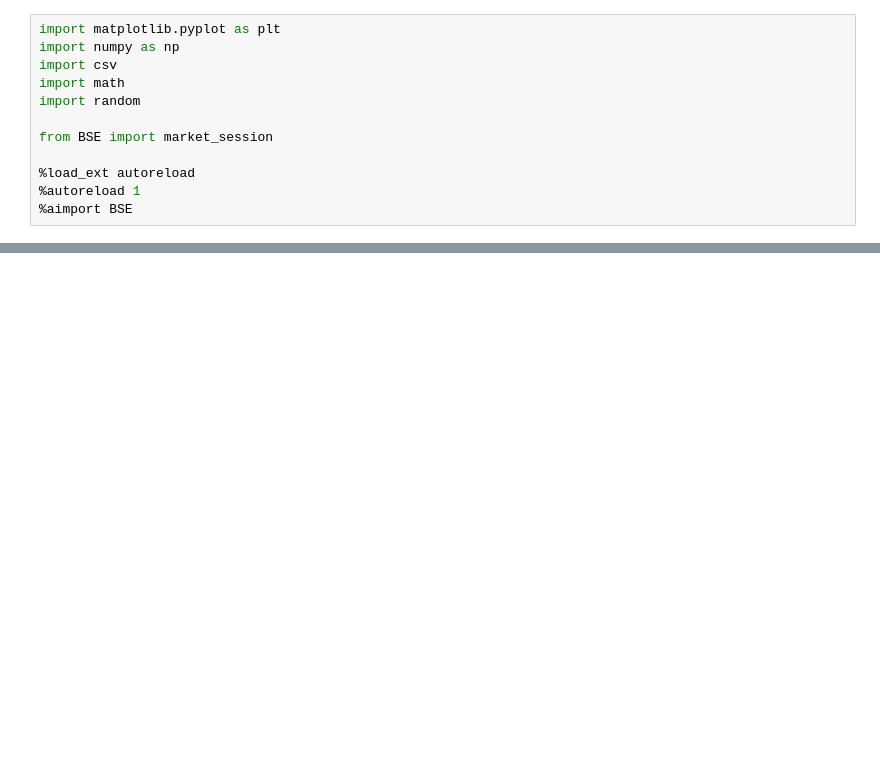
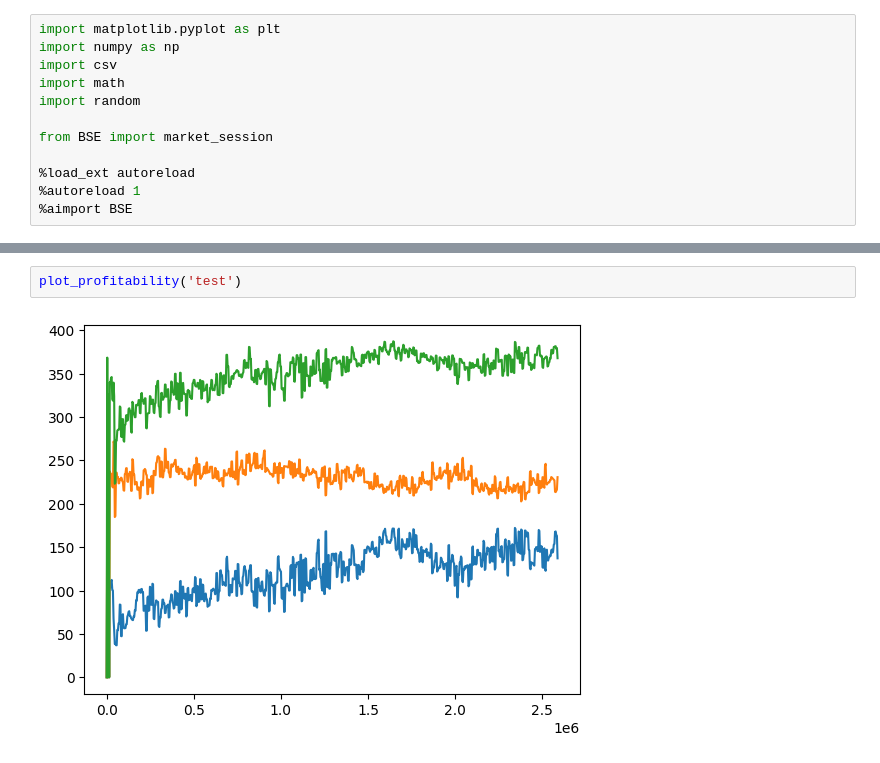
Before and after one commit to georgeherbert/prde-trading-strategy, a Jupyter notebook: BristolStockExchange-1.7.1-beta/experiments.ipynb, the cells around one changed output, grey strips where cells are left out. Cells and saved outputs as stored; diff of their text form; blank space fills up the shorter version.

```diff
--- a/BristolStockExchange-1.7.1-beta/experiments.ipynb
+++ b/BristolStockExchange-1.7.1-beta/experiments.ipynb
@@ -220,0 +229,4 @@ test;
+# %%
+plot_profitability('test')
+# %% [output]
+[figure, added]
```
Also changed, not shown: parts of 2 cells of this notebook, 8 other files.
